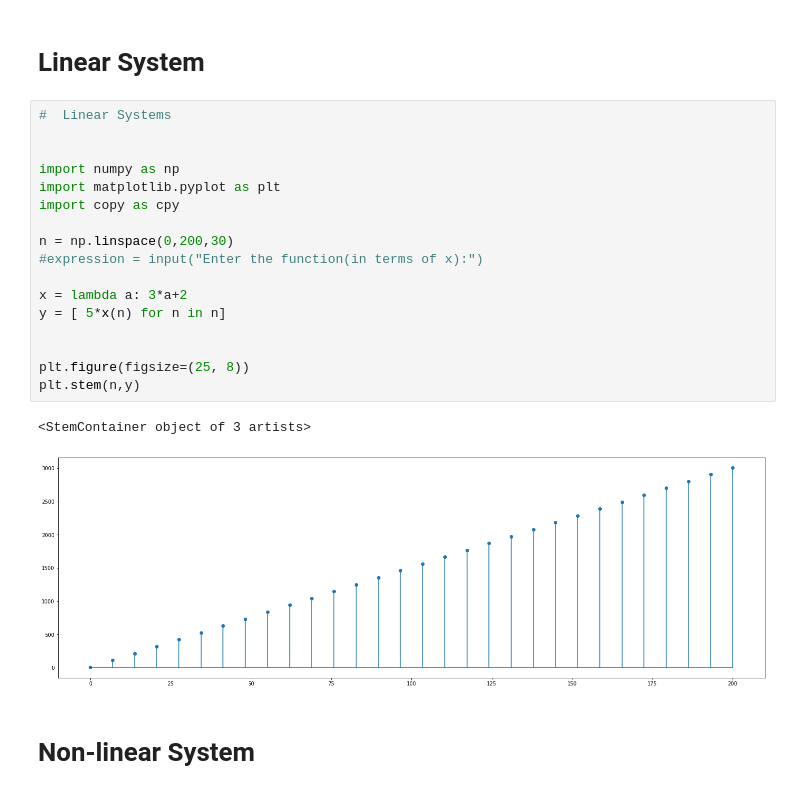
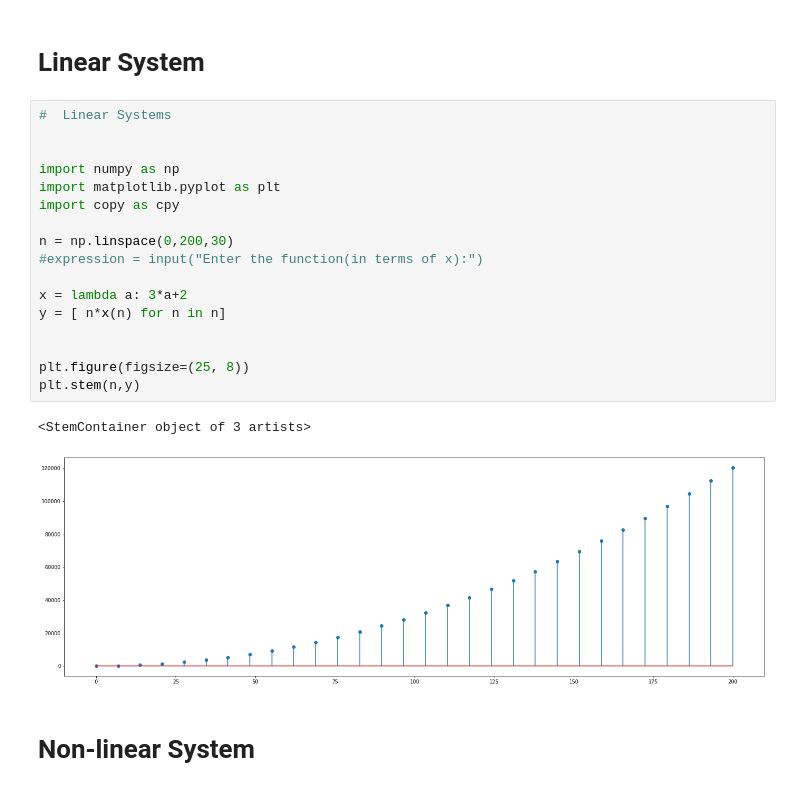
Before and after one commit to s-m-nahid-hasan-ruet-ece/Competitive-Programming, a Jupyter notebook: LabTask/DSP/DSP_Resolution.ipynb, the cells around one changed output. Drawn from its saved outputs; the diff is of its cells as text.

```diff
--- a/LabTask/DSP/DSP_Resolution.ipynb
+++ b/LabTask/DSP/DSP_Resolution.ipynb
@@ -37,23 +37,23 @@
 # %%
 #  Linear Systems
 
 
 import numpy as np
 import matplotlib.pyplot as plt
 import copy as cpy
 
 n = np.linspace(0,200,30)
 #expression = input("Enter the function(in terms of x):")
 
 x = lambda a: 3*a+2
-y = [ 5*x(n) for n in n]
+y = [ n*x(n) for n in n]
 
 
 plt.figure(figsize=(25, 8))
 plt.stem(n,y)
 # %% [output]
 <StemContainer object of 3 artists>
-[figure, old version]
+[figure, new version]
 # %% [markdown]
 # **Non-linear System**
 # %%
```
Also changed, not shown: parts of 2 cells of this notebook, 3 other files.
